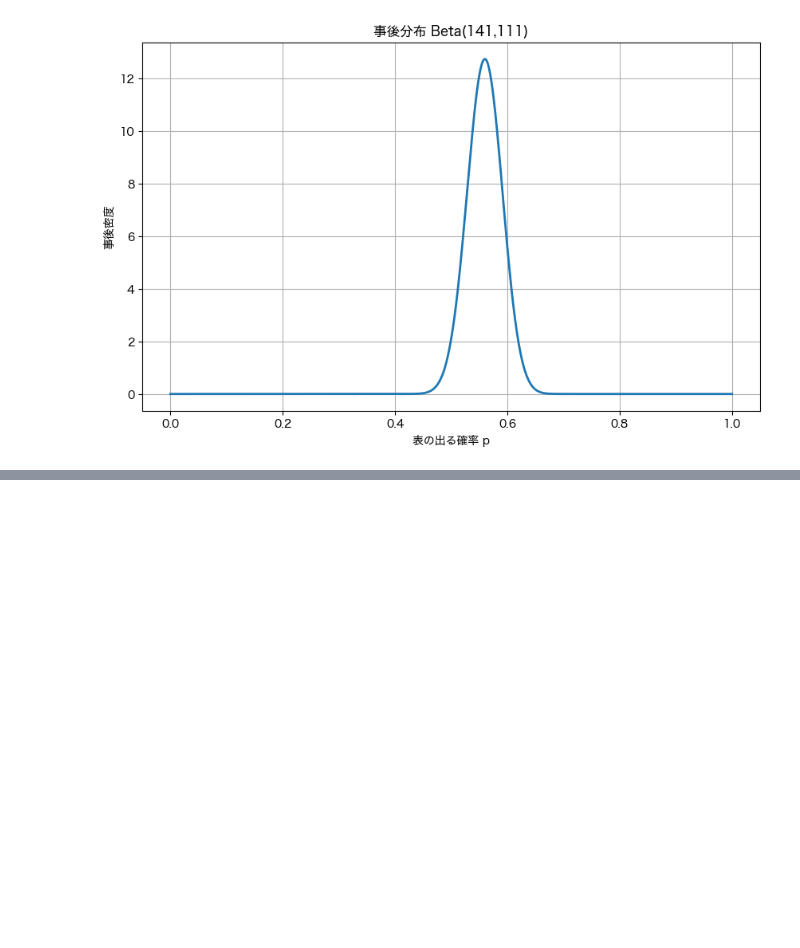
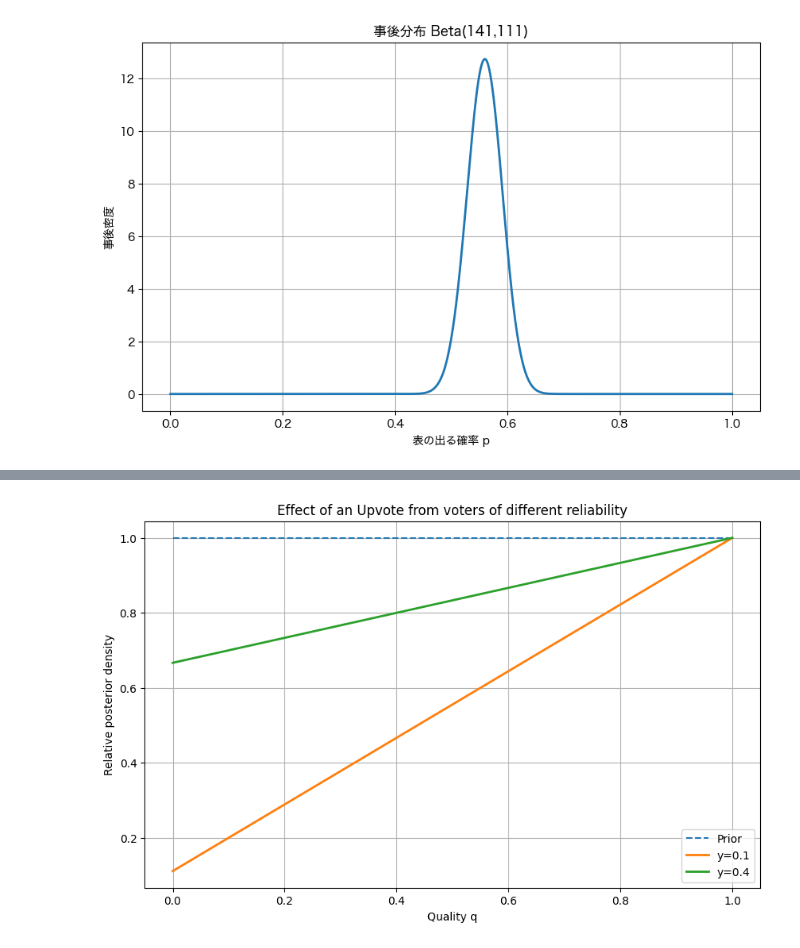
Before and after one commit to HiroshiATakano/ThinkBayes, a Jupyter notebook: 4. もっと推定を.ipynb, the cells around one changed output, grey strips where cells are left out. Drawn from its saved outputs; the diff is of its cells as text; code cells hidden in the pictures; blank space fills up the shorter version.

```diff
--- a/4. もっと推定を.ipynb
+++ b/4. もっと推定を.ipynb
@@ -145,0 +183,49 @@ plt.show()
+# %%
+import numpy as np
+import matplotlib.pyplot as plt
+
+# 品質の候補
+q = np.linspace(0, 1, 1000)
+
+# 一様事前分布
+prior = np.ones_like(q)
+
+# 誤り率
+y_values = [0.1, 0.4]
+
+plt.figure(figsize=(10, 6))
+
+# 事前分布
+plt.plot(q, prior/prior.max(),
+         '--',
+         label='Prior')
+
+for y in y_values:
+
+    # Upvoteを1票観測したときの尤度
+    likelihood = (1-y)*q + y*(1-q)
+
+    # 事後分布
+    posterior = prior * likelihood
+
+    # 正規化
+    posterior /= np.trapz(posterior, q)
+
+    # 最大値を1にして比較しやすくする
+    posterior /= posterior.max()
+
+    plt.plot(
+        q,
+        posterior,
+        linewidth=2,
+        label=f'y={y}'
+    )
+
+plt.xlabel("Quality q")
+plt.ylabel("Relative posterior density")
+plt.title("Effect of an Upvote from voters of different reliability")
+plt.grid(True)
+plt.legend()
+plt.show()
+# %% [output]
+[figure, added]
```
Also changed, not shown: parts of 3 cells of this notebook, 6 other files.
